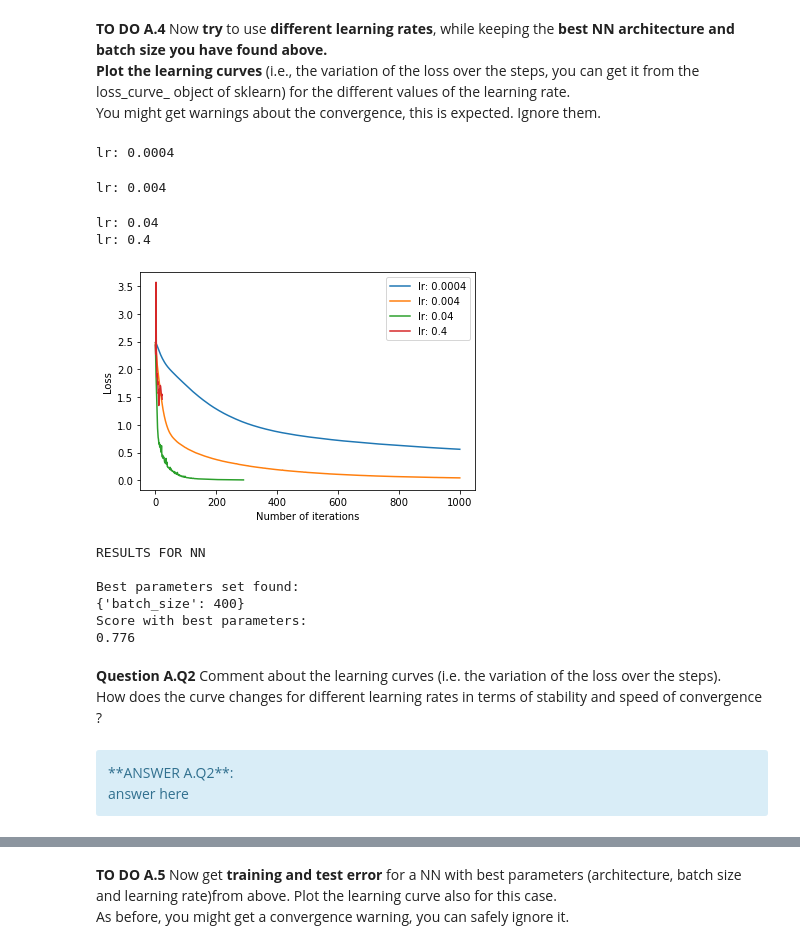
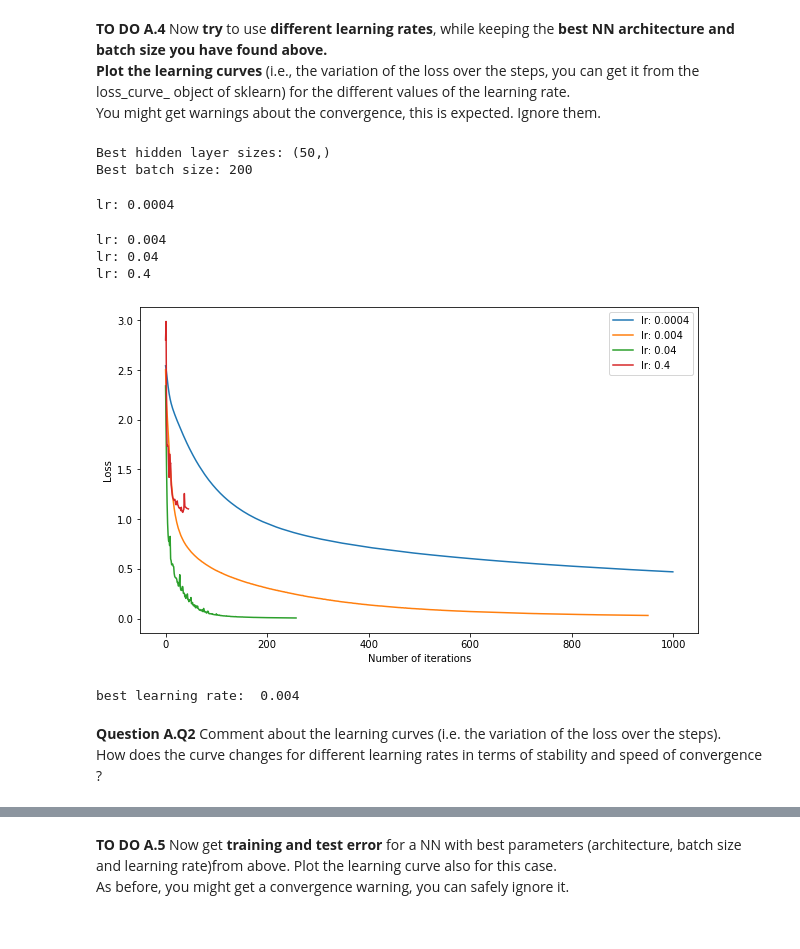
Before and after one commit to niklai99/machine-learning-2223, a Jupyter notebook: lab3/lai_nicolo_lab3.ipynb, the cells around one changed output, grey strips where cells are left out. Saved outputs shown, nothing was run; the diff lists cells and outputs as text; code cells hidden in the pictures.

```diff
--- a/lab3/lai_nicolo_lab3.ipynb
+++ b/lab3/lai_nicolo_lab3.ipynb
@@ -233,48 +314,41 @@ answer here
 **TO DO A.4** Now **try** to use **different learning rates**, while keeping the **best NN architecture and batch size you have found above.** <br>
 **Plot the learning curves** (i.e., the variation of the loss over the steps, you can get it from the loss_curve_ object of sklearn) for the different values of the learning rate. <br>
 You might get warnings about the convergence, this is expected. Ignore them.
+# %%
+lr_list = [4*10**exp for exp in range(-4,0)]
+scores = {}
+
+best_hidden_layer_sizes = mlp_arch_CV.best_params_['hidden_layer_sizes']
+best_batch_size = mlp_batch_CV.best_params_['batch_size']
+
+print(f'Best hidden layer sizes: {best_hidden_layer_sizes}')
+print(f'Best batch size: {best_batch_size}')
+# %% [output]
+Best hidden layer sizes: (50,)
+Best batch size: 200
 # %%
-lr_list = [4*10**exp for exp in range(-4,0)]
-scores = {}
-
-best_hidden_layer_sizes = mlp_arch_CV.best_params_['hidden_layer_sizes']
-best_batch_size = mlp_batch_CV.best_params_['batch_size']
+fig, ax = plt.subplots(figsize=(10,6))
 
 for lr in lr_list:
-    print(f'lr: {str(lr)}')
+    print(f'lr: {str(lr)}') # print the learning rate to see which one does not converge
     mlp = MLPClassifier(max_iter=1000, alpha=1e-4, solver='sgd', tol=1e-4, random_state=ID, learning_rate_init=lr, hidden_layer_sizes=best_hidden_layer_sizes, batch_size=best_batch_size)
     mlp.fit(X_train, y_train)
     scores[lr] = mlp.score(X_test, y_test)
-    plt.plot(mlp.loss_curve_, label=f'lr: {str(lr)}')
+    ax.plot(mlp.loss_curve_, label=f'lr: {str(lr)}')
 
-plt.legend(loc = 1)
-plt.xlabel('Number of iterations')
-plt.ylabel('Loss')
+ax.legend()
+ax.set_xlabel('Number of iterations')
+ax.set_ylabel('Loss')
 plt.show()
 
-print ('RESULTS FOR NN\n')
-print("Best parameters set found:")
-print(mlp_batch_CV.best_params_)
-
-print("Score with best parameters:")
-print(mlp_batch_CV.best_score_)
+print("best learning rate: ", max(scores, key=scores.get))
 # %% [output]
 lr: 0.0004
 lr: 0.004
+lr: 0.04
+lr: 0.4
+[figure, new version]
-lr: 0.04
-lr: 0.4
+best learning rate:  0.004
-[figure, old version]
-RESULTS FOR NN
-
-Best parameters set found:
-{'batch_size': 400}
-Score with best parameters:
-0.776
 # %% [markdown]
 **Question A.Q2** Comment about the learning curves (i.e. the variation of the loss over the steps). <br>
 How does the curve changes for different learning rates in terms of stability and speed of convergence ?
-# %% [markdown]
-<div class="alert alert-block alert-info">
-**ANSWER A.Q2**:<br>
-answer here
-    </div>
```
Also changed, not shown: parts of 25 cells of this notebook.
